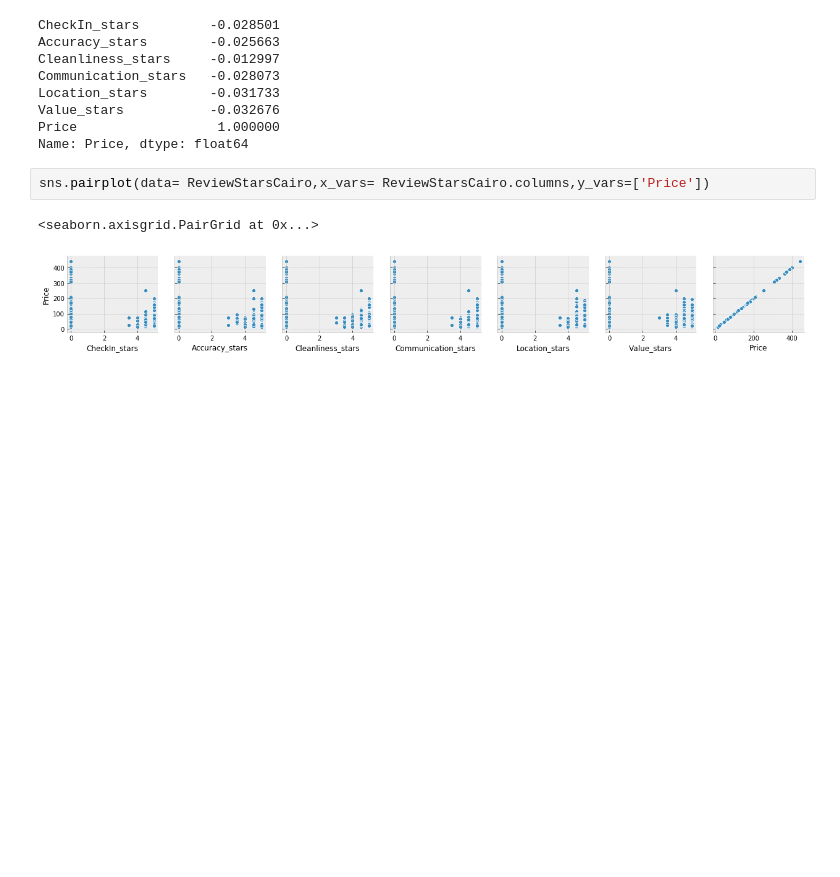
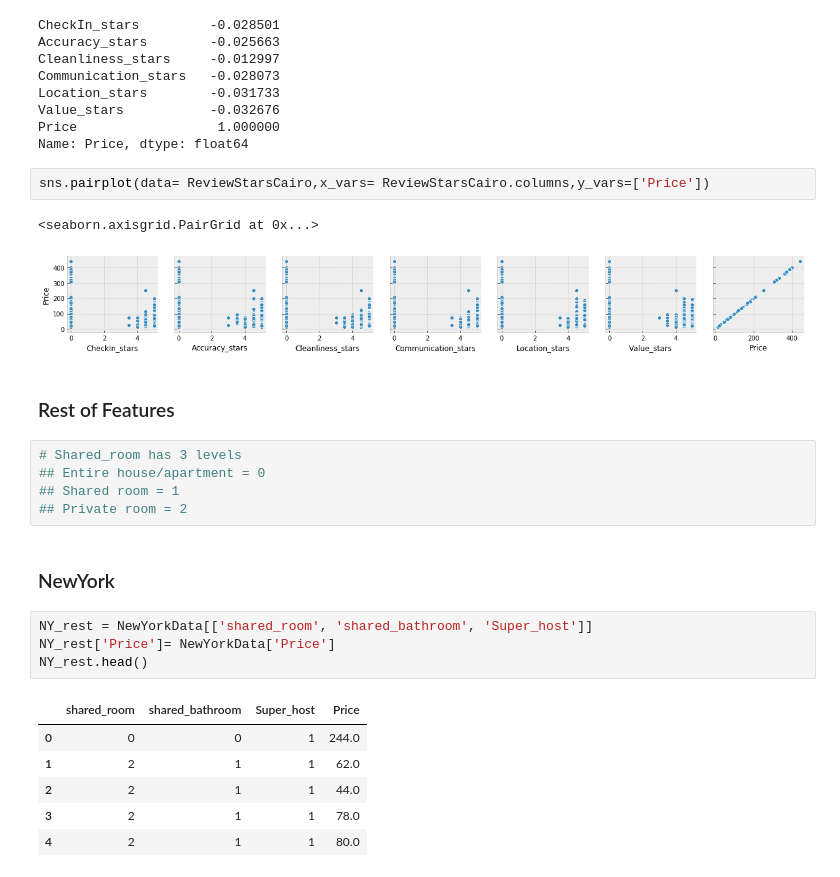
Before and after one commit to nickbent/AirBnB, a Jupyter notebook: notebooks/Exploratory Data Analysis.ipynb, the cells around one changed output. Drawn from its saved outputs; the diff is of its cells as text; blank space fills up the shorter version.

```diff
--- a/notebooks/Exploratory Data Analysis.ipynb
+++ b/notebooks/Exploratory Data Analysis.ipynb
@@ -775,3 +777,23 @@ sns.pairplot(data= ReviewStarsCairo,x_vars= ReviewStarsCairo.columns,y_vars=['Pr
 # %% [output]
 <seaborn.axisgrid.PairGrid at 0x...>
 [figure]
+# %% [markdown]
+### Rest of Features
+# %%
+# Shared_room has 3 levels
+## Entire house/apartment = 0
+## Shared room = 1
+## Private room = 2
+# %% [markdown]
+### NewYork
+# %%
+NY_rest = NewYorkData[['shared_room', 'shared_bathroom', 'Super_host']]
+NY_rest['Price']= NewYorkData['Price']
+NY_rest.head()
+# %% [output]
+|  | shared_room | shared_bathroom | Super_host | Price |
+| 0 | 0 | 0 | 1 | 244.0 |
+| 1 | 2 | 1 | 1 | 62.0 |
+| 2 | 2 | 1 | 1 | 44.0 |
+| 3 | 2 | 1 | 1 | 78.0 |
+| 4 | 2 | 1 | 1 | 80.0 |
```
Also changed, not shown: parts of 11 cells of this notebook.
